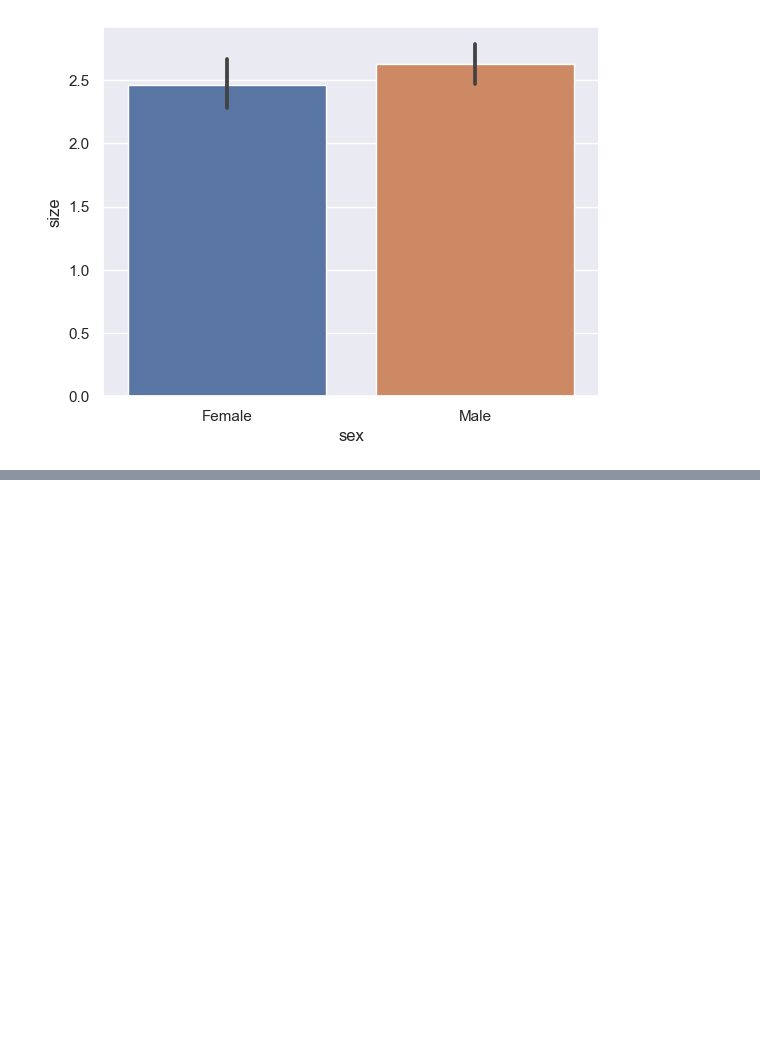
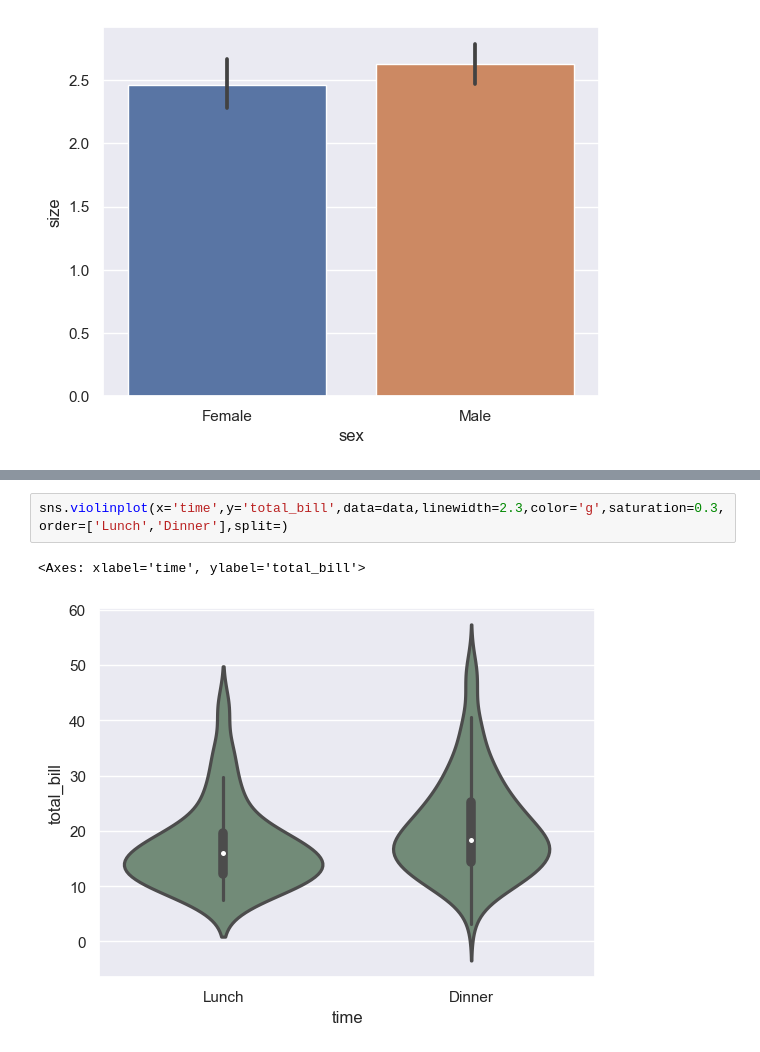
Before and after one commit to Nanda-Kiran-Royal/Learning_Seaborn, a Jupyter notebook: Seaborn.ipynb, the cells around one changed output, grey strips where cells are left out. Cells and saved outputs as stored; diff of their text form; blank space fills up the shorter version.

```diff
--- a/Seaborn.ipynb
+++ b/Seaborn.ipynb
@@ -212,0 +229,5 @@ sns.barplot(x='sex',y='size',data=data)
+# %%
+sns.violinplot(x='time',y='total_bill',data=data,linewidth=2.3,color='g',saturation=0.3,order=['Lunch','Dinner'],split=)
+# %% [output]
+<Axes: xlabel='time', ylabel='total_bill'>
+[figure, added]
```
Also changed, not shown: parts of 5 cells of this notebook.
